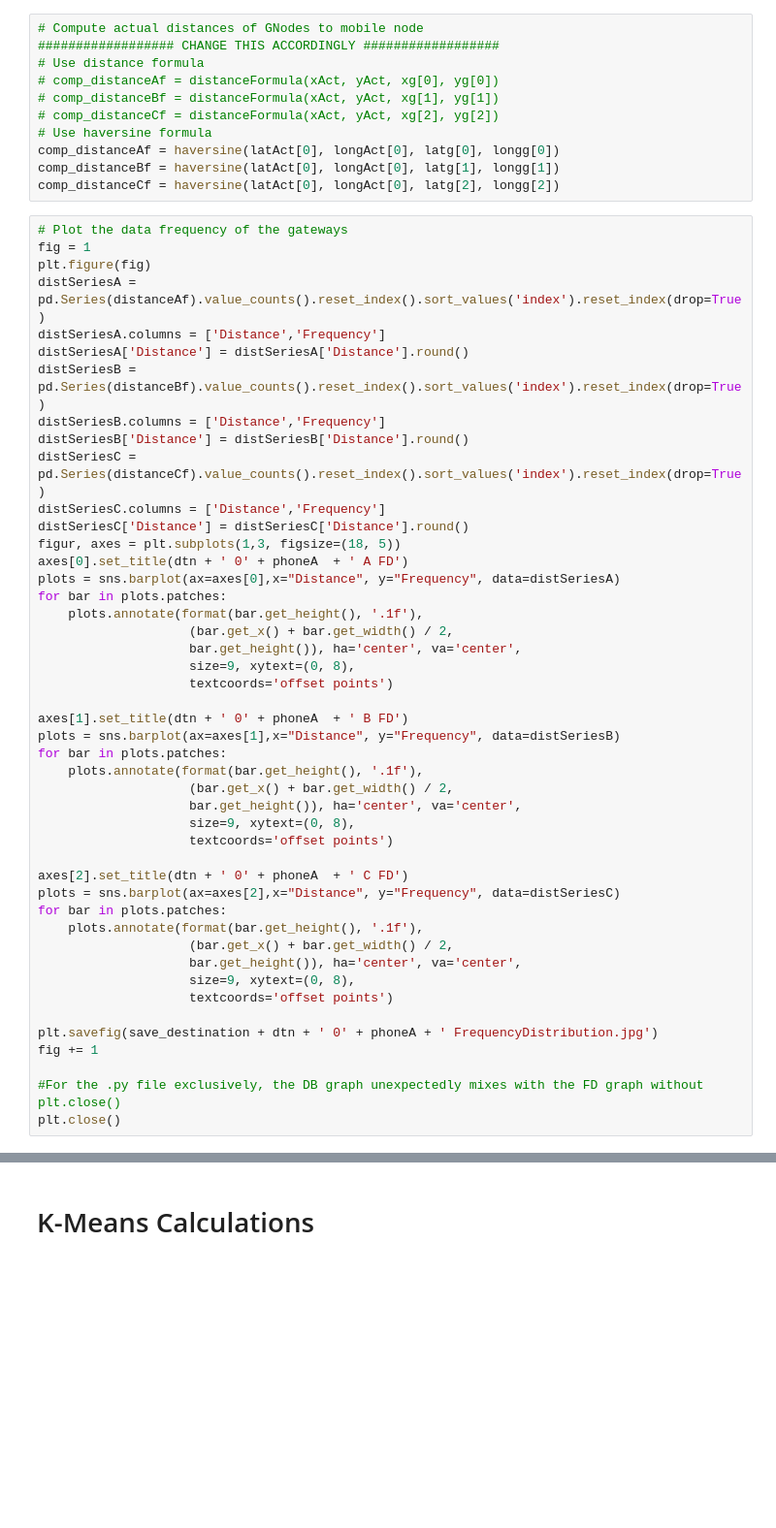
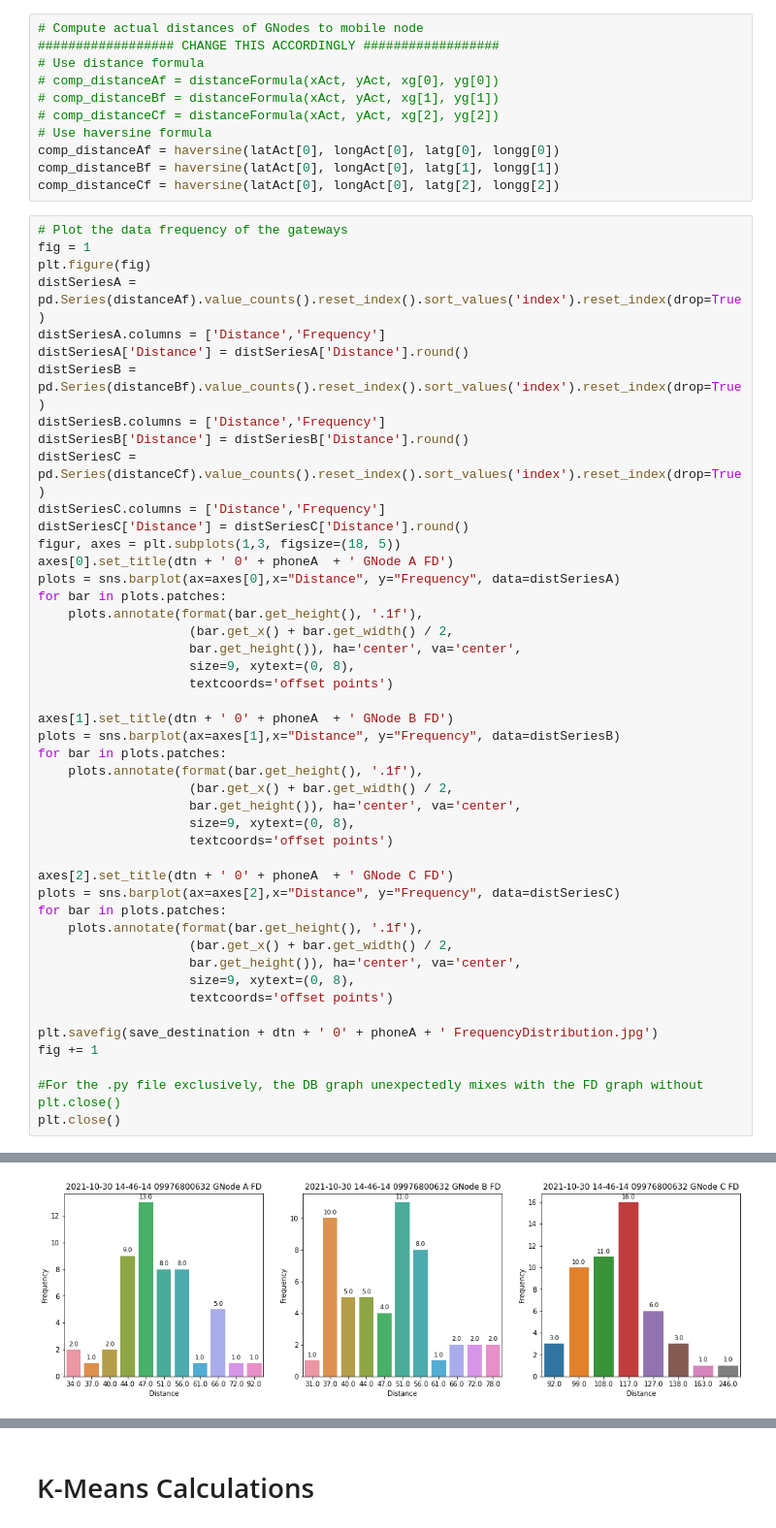
Before and after one commit to truejams/LoRa_Rescue, a Jupyter notebook: LoRa_Rescue.ipynb, the cells around one changed output, grey strips where cells are left out. Shown at 97% size. Saved outputs shown, nothing was run; the diff lists cells and outputs as text; blank space fills up the shorter version.

```diff
--- a/LoRa_Rescue.ipynb
+++ b/LoRa_Rescue.ipynb
@@ -718,40 +726,41 @@ distSeriesC = pd.Series(distanceCf).value_counts().reset_index().sort_values('in
 distSeriesC.columns = ['Distance','Frequency']
 distSeriesC['Distance'] = distSeriesC['Distance'].round()
 figur, axes = plt.subplots(1,3, figsize=(18, 5))
-axes[0].set_title(dtn + ' 0' + phoneA  + ' A FD')
+axes[0].set_title(dtn + ' 0' + phoneA  + ' GNode A FD')
 plots = sns.barplot(ax=axes[0],x="Distance", y="Frequency", data=distSeriesA)
 for bar in plots.patches:
     plots.annotate(format(bar.get_height(), '.1f'),
                     (bar.get_x() + bar.get_width() / 2,
                     bar.get_height()), ha='center', va='center',
                     size=9, xytext=(0, 8),
                     textcoords='offset points')
 
-axes[1].set_title(dtn + ' 0' + phoneA  + ' B FD')
+axes[1].set_title(dtn + ' 0' + phoneA  + ' GNode B FD')
 plots = sns.barplot(ax=axes[1],x="Distance", y="Frequency", data=distSeriesB)
 for bar in plots.patches:
     plots.annotate(format(bar.get_height(), '.1f'),
                     (bar.get_x() + bar.get_width() / 2,
                     bar.get_height()), ha='center', va='center',
                     size=9, xytext=(0, 8),
                     textcoords='offset points')
 
-axes[2].set_title(dtn + ' 0' + phoneA  + ' C FD')
+axes[2].set_title(dtn + ' 0' + phoneA  + ' GNode C FD')
 plots = sns.barplot(ax=axes[2],x="Distance", y="Frequency", data=distSeriesC)
 for bar in plots.patches:
     plots.annotate(format(bar.get_height(), '.1f'),
                     (bar.get_x() + bar.get_width() / 2,
                     bar.get_height()), ha='center', va='center',
                     size=9, xytext=(0, 8),
                     textcoords='offset points')
 
 plt.savefig(save_destination + dtn + ' 0' + phoneA + ' FrequencyDistribution.jpg')
 fig += 1
 
 #For the .py file exclusively, the DB graph unexpectedly mixes with the FD graph without plt.close()
 plt.close()
 # %% [output]
 <Figure size 432x288 with 0 Axes>
+[figure, added]
 # %%
 # Plot the behavior of the distance
 plt.figure(fig)
```
Also changed, not shown: parts of 10 cells of this notebook, 2 other files.
